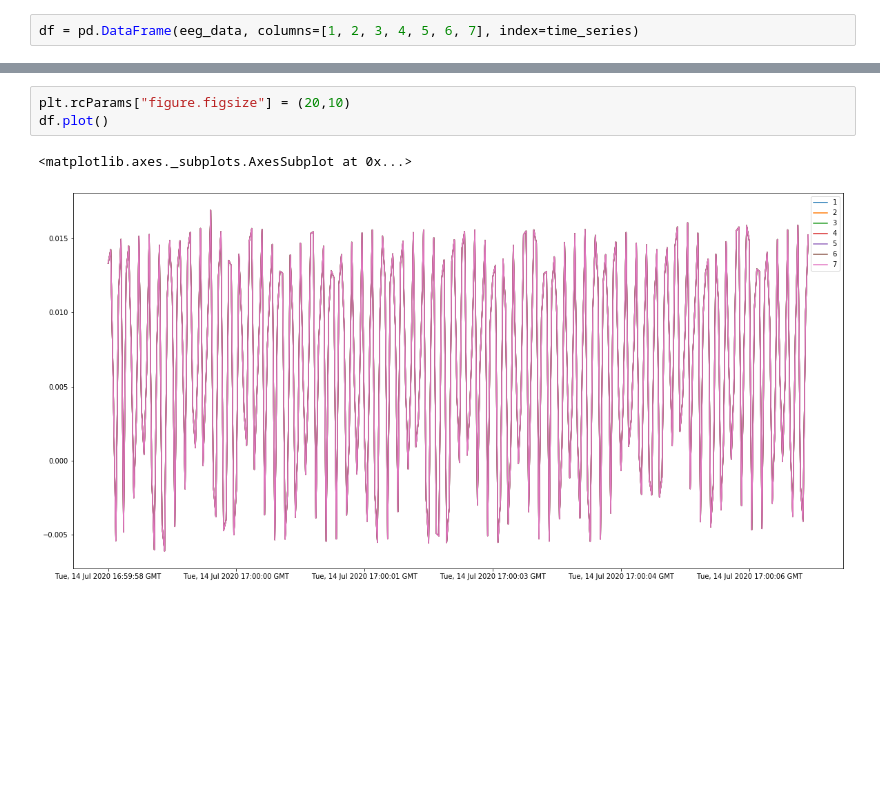
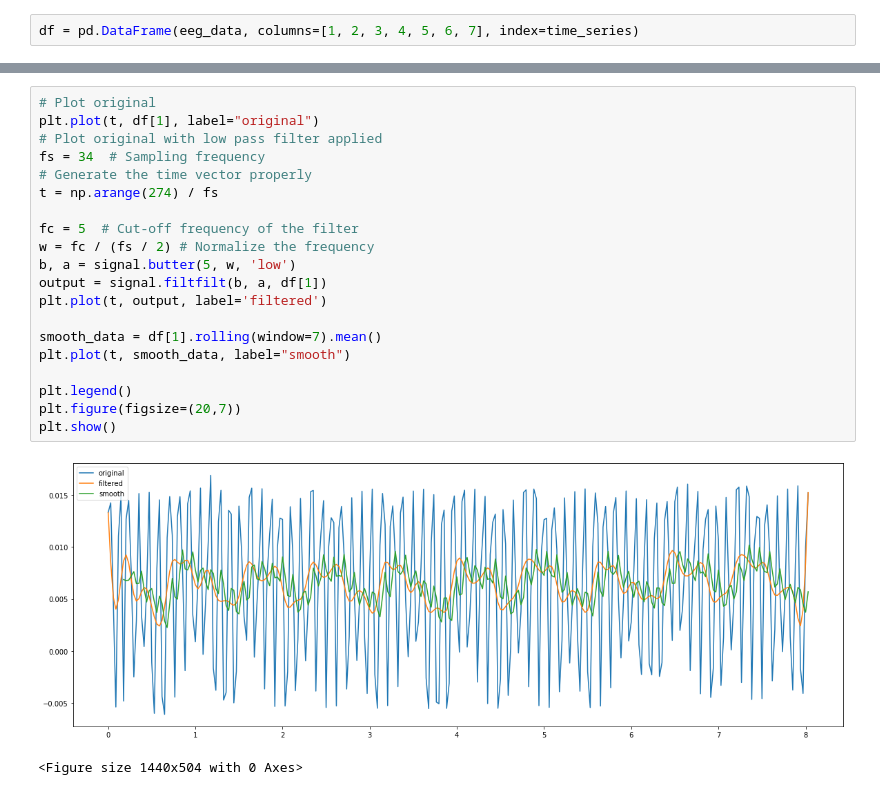
Before and after one commit to GianIsNotDead/Observer, a Jupyter notebook: notebook/example.ipynb, the cells around one changed output, grey strips where cells are left out. Saved outputs shown, nothing was run; the diff lists cells and outputs as text; blank space fills up the shorter version.

Commit message:
apply filter and smoothing to the signal

```diff
--- a/notebook/example.ipynb
+++ b/notebook/example.ipynb
@@ -63,6 +68,23 @@ df
-# %%
-plt.rcParams["figure.figsize"] = (20,10)
-df.plot()
-# %% [output]
-<matplotlib.axes._subplots.AxesSubplot at 0x...>
-[figure, removed]
+# %%
+# Plot original
+plt.plot(t, df[1], label="original")
+# Plot original with low pass filter applied
+fs = 34  # Sampling frequency
+# Generate the time vector properly
+t = np.arange(274) / fs
+
+fc = 5  # Cut-off frequency of the filter
+w = fc / (fs / 2) # Normalize the frequency
+b, a = signal.butter(5, w, 'low')
+output = signal.filtfilt(b, a, df[1])
+plt.plot(t, output, label='filtered')
+
+smooth_data = df[1].rolling(window=7).mean()
+plt.plot(t, smooth_data, label="smooth")
+
+plt.legend()
+plt.figure(figsize=(20,7))
+plt.show()
+# %% [output]
+[figure, added]
+<Figure size 1440x504 with 0 Axes>
```
Also changed, not shown: parts of 3 cells of this notebook.
